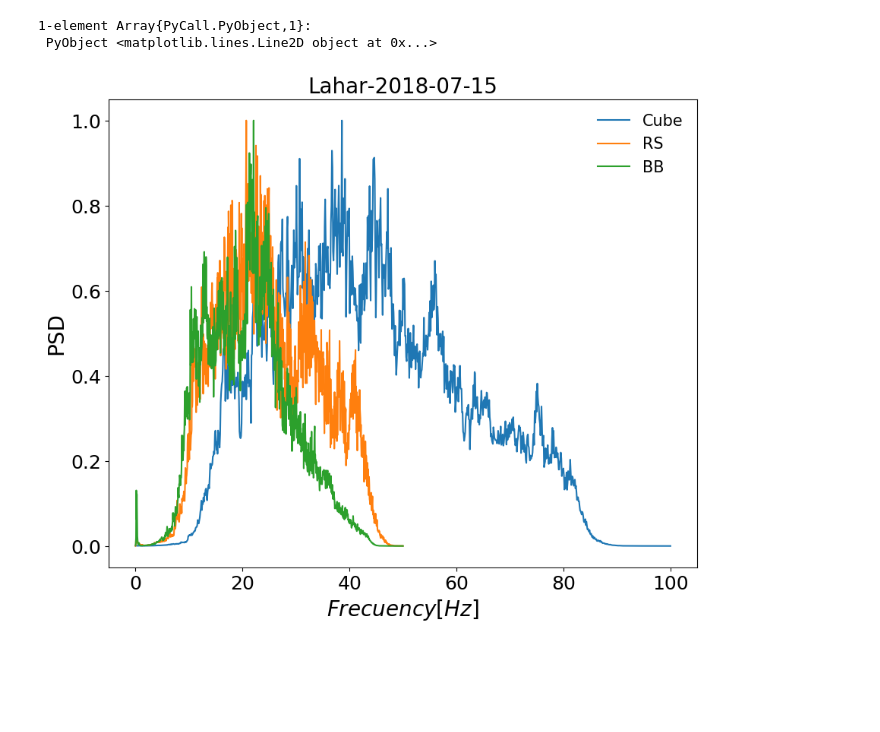
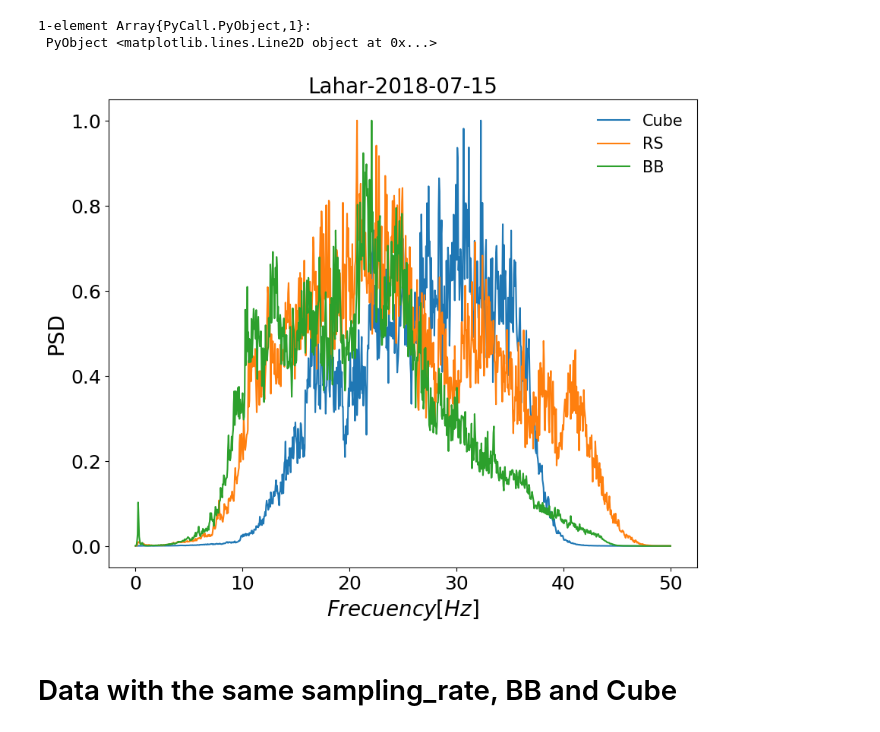
Before and after one commit to vhmar/Lahar-Events-2018, a Jupyter notebook: Lahar-2018-07-15-Ju.ipynb, the cells around one changed output. Drawn from its saved outputs; the diff is of its cells as text; code cells hidden in the pictures; blank space fills up the shorter version.

```diff
--- a/Lahar-2018-07-15-Ju.ipynb
+++ b/Lahar-2018-07-15-Ju.ipynb
@@ -35,36 +35,39 @@ plot(dat[1][1].t)
 1-element Array{PyCall.PyObject,1}:
  PyObject <matplotlib.lines.Line2D object at 0x...>
 # %%
-respon = Highpass(0.1,fs=200)
+respon = Highpass(0.2,fs=100)
 desig = Butterworth(4)
-CuFil = filt(digitalfilter(respon,desig),dat[1][1].t);
-CuMt = welch_pgram(CuFil,fs=200,2048);
+CuFil = filt(digitalfilter(respon,desig),cube[1][1].t);
+CuMt = welch_pgram(CuFil,fs=100,2048);
 # %%
-respon = Highpass(0.1,fs=100)
+respon = Highpass(0.2,fs=100)
 desig = Butterworth(4)
 RasFil = filt(digitalfilter(respon,desig),dat[1][2].t);
 RasMt = welch_pgram(RasFil,fs=100,2048);
 # %%
-respon = Highpass(0.1,fs=100)
+respon = Highpass(0.2,fs=100)
 desig = Butterworth(4)
 ResFil = filt(digitalfilter(respon,desig),dat[1][3].t);
 ResMt = welch_pgram(ResFil,fs=100,2048);
 # %%
 fig = figure(figsize=(10,8))
 plot(CuMt.freq,CuMt.power/maximum(abs.(CuMt.power)),label="Cube")
 plot(RasMt.freq,RasMt.power/maximum(abs.(RasMt.power)),label="RS")
 plot(ResMt.freq,ResMt.power/maximum(abs.(ResMt.power)),label="BB")
 ylabel("PSD",fontsize=20)
 title("Lahar-2018-07-15",fontsize=20)
 xlabel(L"Frecuency [Hz]",fontsize=20)
 #legend(loc="best")
 legend(loc="best",fontsize=15,frameon=false);
 yticks(fontsize=18);
 xticks(fontsize=18);
+savefig("Lahar2018-07-15ZAll.png",dpi=450,format="PNG")
 # %% [output]
-[figure, old version]
+[figure, new version]
 # %%
 respon = Bandpass(0.5,49,fs=200)
 desig = Butterworth(4)
 RasFil = filt(digitalfilter(respon,desig),dat[1][2].t);
 RasMt = welch_pgram(RasFil,fs=200,2048);
+# %% [markdown]
+# Data with the same sampling_rate, BB and Cube
```
Also changed, not shown: parts of 11 cells of this notebook, 13 other files.
